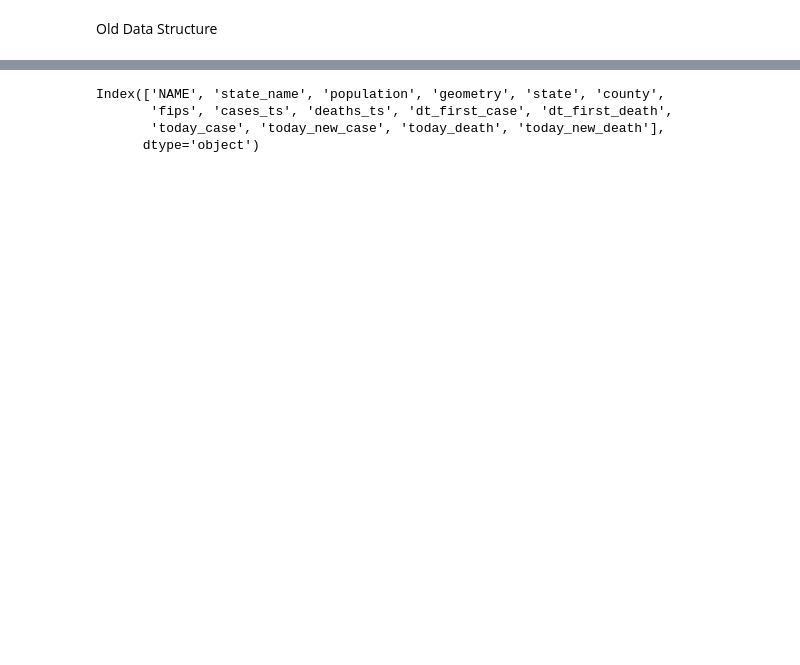
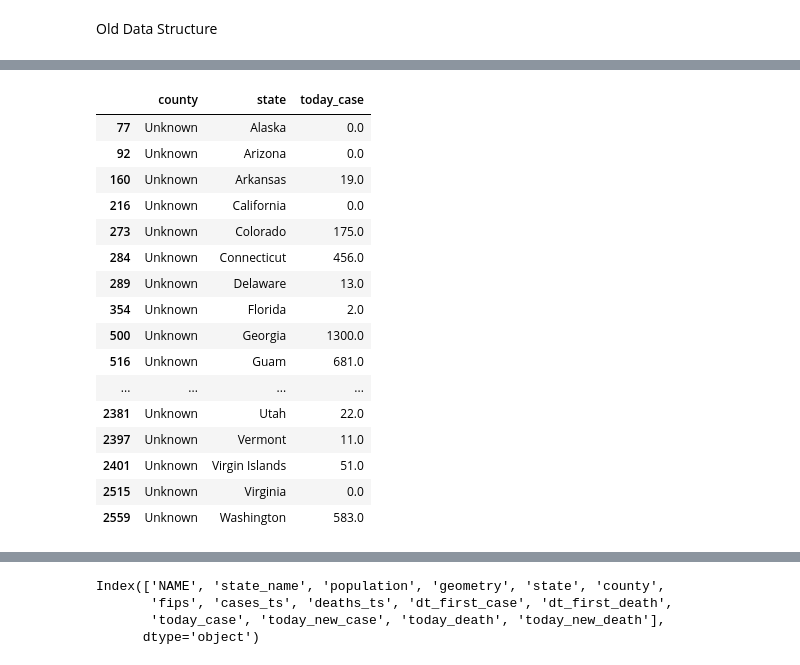
Before and after one commit to cybergis/wherecovid19_webapp, a Jupyter notebook: preprocessing/counties_new.ipynb, the cells around one changed output, grey strips where cells are left out. Saved outputs shown, nothing was run; the diff lists cells and outputs as text; code cells hidden in the pictures; blank space fills up the shorter version.

```diff
--- a/preprocessing/counties_new.ipynb
+++ b/preprocessing/counties_new.ipynb
@@ -211,0 +257,22 @@ report_df.head(5)
+# %%
+exception = report_df[(report_df['fips'] == '00000') & (report_df['county'] == 'Unknown')][['county','state','today_case']]
+# %%
+exception
+# %% [output]
+|  | county | state | today_case |
+| 77 | Unknown | Alaska | 0.0 |
+| 92 | Unknown | Arizona | 0.0 |
+| 160 | Unknown | Arkansas | 19.0 |
+| 216 | Unknown | California | 0.0 |
+| 273 | Unknown | Colorado | 175.0 |
+| 284 | Unknown | Connecticut | 456.0 |
+| 289 | Unknown | Delaware | 13.0 |
+| 354 | Unknown | Florida | 2.0 |
+| 500 | Unknown | Georgia | 1300.0 |
+| 516 | Unknown | Guam | 681.0 |
+| ... | ... | ... | ... |
+| 2381 | Unknown | Utah | 22.0 |
+| 2397 | Unknown | Vermont | 11.0 |
+| 2401 | Unknown | Virgin Islands | 51.0 |
+| 2515 | Unknown | Virginia | 0.0 |
+| 2559 | Unknown | Washington | 583.0 |
```
Also changed, not shown: parts of 18 cells of this notebook, 1 other file.
